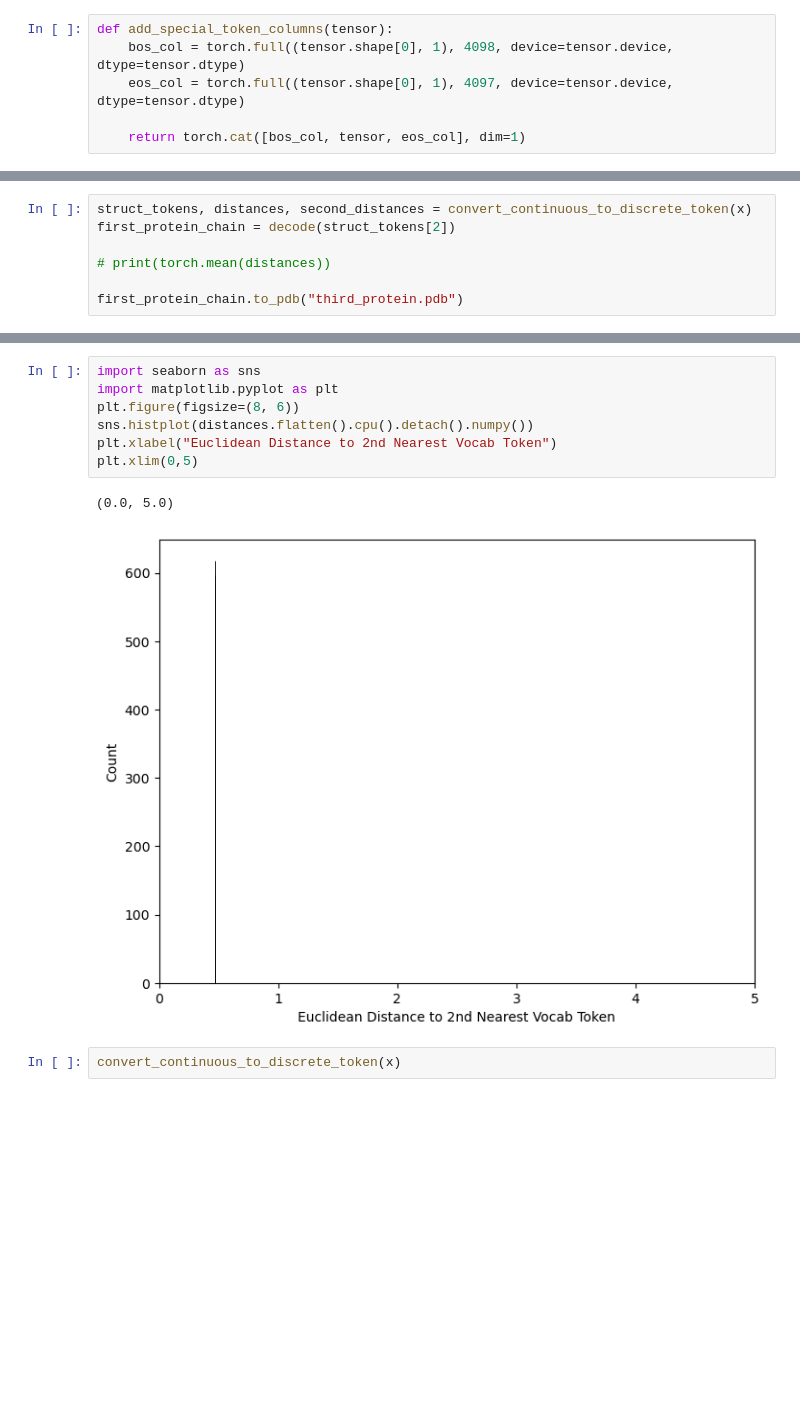
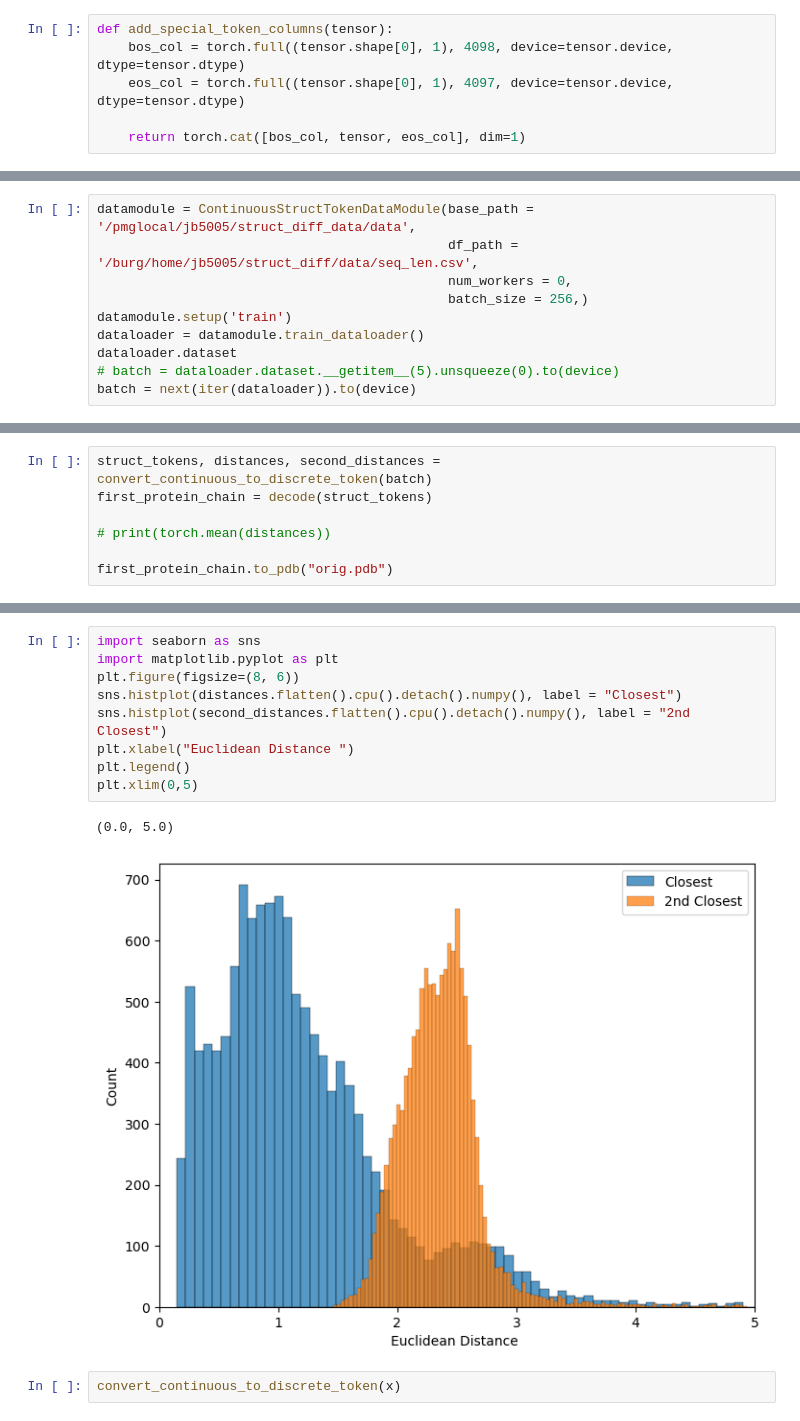
Before and after one commit to John-D-Boom/struct_diff, a Jupyter notebook: notebooks/testing_reverse_process.ipynb, the cells around one changed output, grey strips where cells are left out. Saved outputs shown, nothing was run; the diff lists cells and outputs as text; blank space fills up the shorter version.

```diff
--- a/notebooks/testing_reverse_process.ipynb
+++ b/notebooks/testing_reverse_process.ipynb
@@ -143,0 +121,10 @@ tensor([3657, 3814, 1858, 2048, 1450, 2048,  137, 3657, 3961, 2074, 1957,  824,
+# %%
+datamodule = ContinuousStructTokenDataModule(base_path = '/pmglocal/jb5005/struct_diff_data/data',
+                                             df_path = '/burg/home/jb5005/struct_diff/data/seq_len.csv',
+                                             num_workers = 0,
+                                             batch_size = 256,)
+datamodule.setup('train')
+dataloader = datamodule.train_dataloader()
+dataloader.dataset
+# batch = dataloader.dataset.__getitem__(5).unsqueeze(0).to(device)
+batch = next(iter(dataloader)).to(device)
@@ -144,7 +230,7 @@ tensor([3657, 3814, 1858, 2048, 1450, 2048,  137, 3657, 3961, 2074, 1957,  824,
 # %%
-struct_tokens, distances, second_distances = convert_continuous_to_discrete_token(x)
-first_protein_chain = decode(struct_tokens[2])
+struct_tokens, distances, second_distances = convert_continuous_to_discrete_token(batch)
+first_protein_chain = decode(struct_tokens)
 
 # print(torch.mean(distances))
 
-first_protein_chain.to_pdb("third_protein.pdb")
+first_protein_chain.to_pdb("orig.pdb")
@@ -156,13 +266,15 @@ sns.histplot(distances[2].detach().cpu().numpy())
 # %%
 import seaborn as sns
 import matplotlib.pyplot as plt
 plt.figure(figsize=(8, 6))
-sns.histplot(distances.flatten().cpu().detach().numpy())
-plt.xlabel("Euclidean Distance to 2nd Nearest Vocab Token")
+sns.histplot(distances.flatten().cpu().detach().numpy(), label = "Closest")
+sns.histplot(second_distances.flatten().cpu().detach().numpy(), label = "2nd Closest")
+plt.xlabel("Euclidean Distance ")
+plt.legend()
 plt.xlim(0,5)
 # %% [output]
 (0.0, 5.0)
-[figure, old version]
+[figure, new version]
 # %%
 convert_continuous_to_discrete_token(x)
 # %% [output]
```
Also changed, not shown: parts of 21 cells of this notebook, 7 other files.
